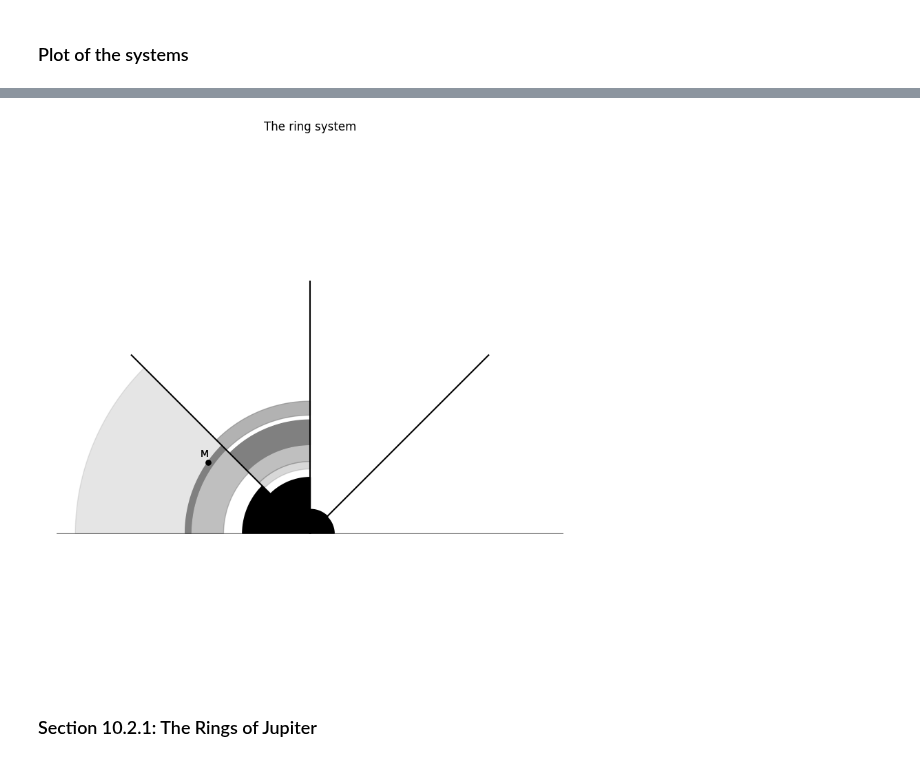
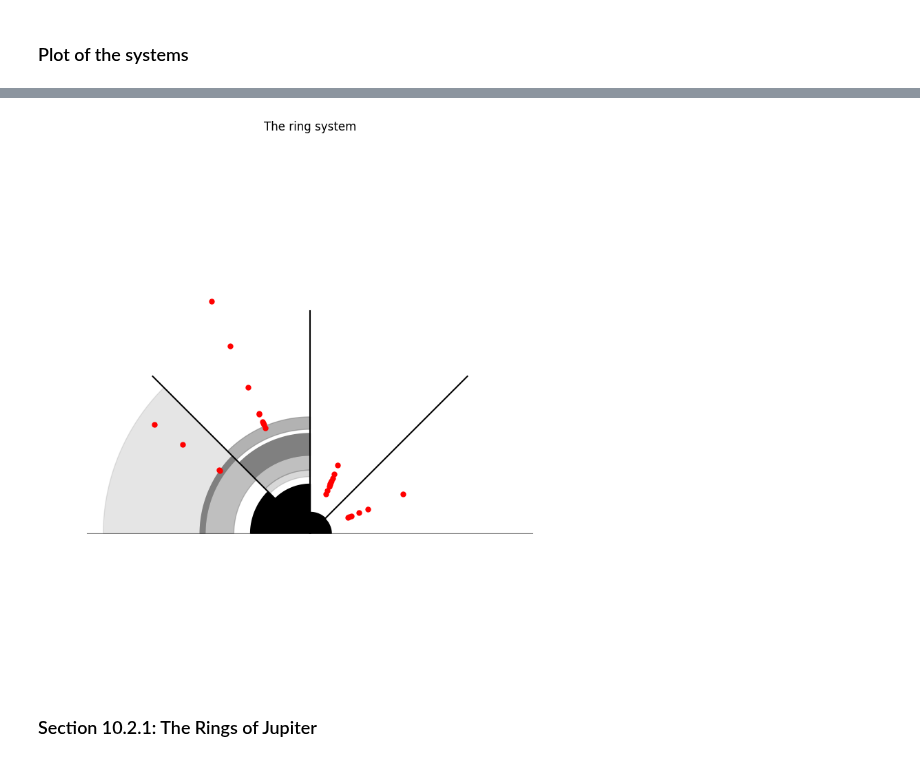
Before and after one commit to seap-udea/murray-dermott-action, a Jupyter notebook: PlanetaryRings/Chapter10.ipynb, the cells around one changed output, grey strips where cells are left out. Saved outputs shown, nothing was run; the diff lists cells and outputs as text; code cells hidden in the pictures.

```diff
--- a/PlanetaryRings/Chapter10.ipynb
+++ b/PlanetaryRings/Chapter10.ipynb
@@ -183,3 +116,27 @@ radii.mean()
+# %%
+for i in tqdm(range(len(jupiter_axes))):
+    jupiter_axes[i] = Horizons(id=jupiter_satellites[i], location="@599").elements().to_pandas()
+
+for i in tqdm(range(len(saturn_axes))):
+    saturn_axes[i] = Horizons(id=saturn_satellites[i], location="@699").elements().to_pandas()
+
+for i in tqdm(range(len(uranus_axes))):
+    uranus_axes[i] = Horizons(id=uranus_satellites[i], location="@799").elements().to_pandas()
+
+for i in tqdm(range(len(neptune_axes))):
+    neptune_axes[i] = Horizons(id=neptune_satellites[i], location="@899").elements().to_pandas()
+# %%
+for i in range(len(jupiter_axes)):
+    jupiter_axes[i] = jupiter_axes[i]["a"][0]*au
+
+for i in range(len(saturn_axes)):
+    saturn_axes[i] = saturn_axes[i]["a"][0]*au
+
+for i in range(len(uranus_axes)):
+    uranus_axes[i] = uranus_axes[i]["a"][0]*au
+
+for i in range(len(neptune_axes)):
+    neptune_axes[i] = neptune_axes[i]["a"][0]*au
 # %%
 spy.bodvrd("599","RADII",3)
 # %% [output]
@@ -241,13 +184,8 @@ gossamer_outer = 242000
 ax.fill_between(theta, gossamer_inner, gossamer_outer, color = 'gray', alpha = 0.2)
 
 # Plot satellites
-metis = 127979
-ax.plot(145*np.pi/180,metis,"o",color="black",markersize=5)
-plt.text(145*np.pi/180,137979,"M", fontsize=10, color='black')
-
-adrastea = 127979
-ax.plot(145*np.pi/180,metis,"o",color="black",markersize=5)
-plt.text(145*np.pi/180,137979,"M", fontsize=10, color='black')
+for i in range(len(jupiter_axes)):
+    ax.plot(145*np.pi/180,jupiter_axes[i],"o",color="red",markersize=5)
 
 
 # Plot of Saturn
@@ -275,37 +213,48 @@ A_inner = 122340
 A_outer = 136780
 ax.fill_between(theta, A_inner, A_outer, color = 'gray', alpha = 0.6)
 
+# Plot satellites
+for i in range(len(saturn_axes)):
+    ax.plot(113*np.pi/180,saturn_axes[i],"o",color="red",markersize=5)
 
 
 # Plot of Uranus
 theta = np.linspace(np.pi/2, np.pi/4, 100)
 
 ax.fill_between(theta, 0, uranus_radius, color = 'black')
 
+# Plot satellites
+for i in range(len(uranus_axes)):
+    ax.plot(68*np.pi/180,uranus_axes[i],"o",color="red",markersize=5)
+
 
 
 # Plot of Neptune
 theta = np.linspace(0, np.pi/4, 100)
 
 ax.fill_between(theta, 0, neptune_radius, color = 'black')
+
+# Plot satellites
+for i in range(len(neptune_axes)):
+    ax.plot(23*np.pi/180,neptune_axes[i],"o",color="red",markersize=5)
 
 
 for i in [0, np.pi/4, np.pi/2, 3 * np.pi/4, np.pi]:
         rad = i
         ax.plot([rad,rad], [0,260000], color="black", linewidth=1.5)
 
 
 
 ax.set_thetamin(0)
 ax.set_thetamax(180)
 
 ax.set_xticklabels([])
 ax.set_yticklabels([])
 plt.axis('off')
 
 plt.show()
 # %% [output]
-[figure, old version]
+[figure, new version]
 # %% [markdown]
  ### Section 10.2.1: The Rings of Jupiter
 # %% [markdown]
```
Also changed, not shown: parts of 31 cells of this notebook.
